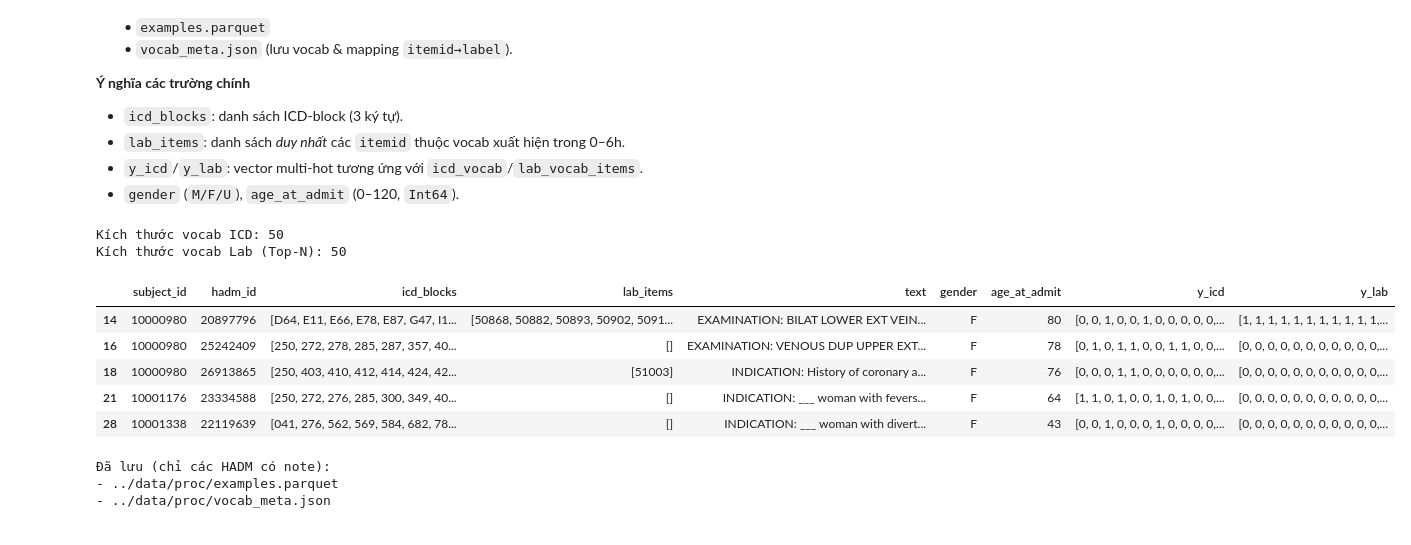
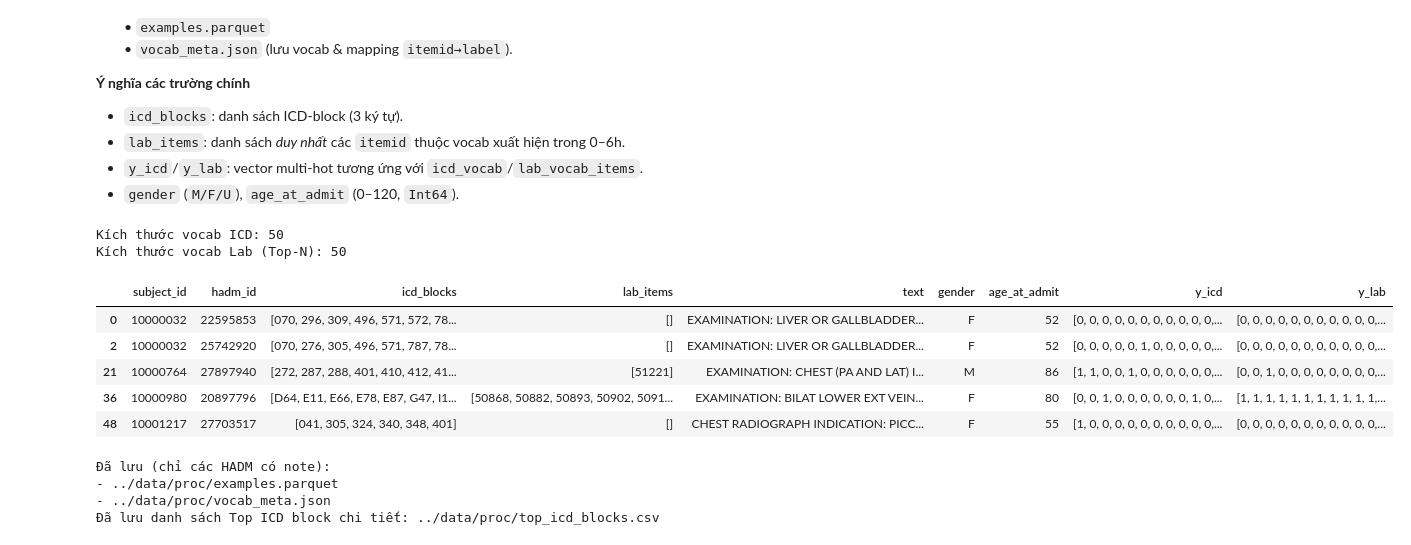
Before and after one commit to iamKhang/revita-sympdiag, a Jupyter notebook: notebooks/01_data_preprocessing_mimiciv.ipynb, the cells around one changed output. Saved outputs shown, nothing was run; the diff lists cells and outputs as text; code cells hidden in the pictures.

```diff
--- a/notebooks/01_data_preprocessing_mimiciv.ipynb
+++ b/notebooks/01_data_preprocessing_mimiciv.ipynb
@@ -26,11 +26,15 @@ Quy ước trình bày cho mỗi bước:
 from pathlib import Path
 
 # ====== Tham số cohort & đọc file ======
-N_HADM = 300_000           # vd: 300_000 hoặc None để dùng toàn bộ admissions
+N_HADM = None           # vd: 300_000 hoặc None để dùng toàn bộ admissions
 SEED = 42               # reproducibility
 BALANCE_BY_SUBJECT = True
 CHUNKSIZE_DEFAULT = 500_000  # đọc file lớn theo chunk
 TOP_LABS = 50                 # vocab lab phổ biến (0–6h)
+LAB_FREQ_WINDOW_HOURS = 240    # cửa sổ giờ để đếm tần suất xét nghiệm
+LAB_EARLY_WINDOW_HOURS = 6     # cửa sổ giờ để lấy xét nghiệm sớm nhất
+TOP_ICD  = 50                 # vocab ICD-block phổ biến (0–6h)
+RAD_EARLY_WINDOW_HOURS = 12    # cửa sổ giờ lấy ghi chú Radiology
 
 # ====== Dò đường dẫn dữ liệu ======
 CANDIDATES = [Path("data"), Path("../data"), Path("../../data")]
@@ -526,7 +536,7 @@ Số ca có ít nhất một xét nghiệm trong TOP_N: 95011
 - `hadm_id`: mã lần nhập viện (khóa chính để join).
 - `text`: văn bản ghi chú radiology đầu tiên trong 12h đầu, đã làm sạch để sẵn sàng tokenize.
 # %%
-# --- Bước 4: Radiology 0–12h, lấy ghi chú sớm nhất mỗi HADM ---
+# --- Bước 4: Radiology, lấy ghi chú sớm nhất mỗi HADM ---
 import pandas as pd
 
 rad_path = NOTE_DIR / "radiology.csv.gz"
@@ -554,7 +564,7 @@ for chunk in read_csv_chunks(
     # Join admittime và tính delta giờ
     merged = chunk.merge(adm_df, on="hadm_id", how="inner")
     dt_h = (merged["charttime"] - merged["admittime"]).dt.total_seconds() / 3600.0
-    early = merged[(dt_h >= 0) & (dt_h <= 240)]
+    early = merged[(dt_h >= 0) & (dt_h <= RAD_EARLY_WINDOW_HOURS)]
     if not early.empty:
         early_rows.append(early[["hadm_id", "charttime", "text"]])
 
@@ -567,9 +577,9 @@ if early_rows:
 else:
     text_df = pd.DataFrame(columns=["hadm_id", "text"])  # rỗng an toàn
 
-print("Radiology — số hadm có note 0–12h:", text_df["hadm_id"].nunique())
+print(f"Radiology — số hadm có note 0–{RAD_EARLY_WINDOW_HOURS}h:", text_df["hadm_id"].nunique())
 display(text_df.head())
 print("Giải thích kết quả:")
 print("- hadm_id: mã lần nhập viện (trùng khóa chuẩn).")
-print("- text: ghi chú radiology sớm nhất trong 12 giờ đầu, đã normalize.")
+print(f"- text: ghi chú radiology sớm nhất trong {RAD_EARLY_WINDOW_HOURS} giờ đầu, đã normalize.")
 # %% [output]
@@ -638,9 +648,8 @@ df["text"] = df["text"].str.strip()
 df = df[df["text"].str.len() > 0].copy()
 
 # 5.3 Vocabulary
-ICD_MAX = 50
 cnt_icd = Counter(b for blocks in df["icd_blocks"] for b in blocks)
-icd_vocab = [b for b, _ in cnt_icd.most_common(ICD_MAX)]
+icd_vocab = [b for b, _ in cnt_icd.most_common(TOP_ICD)]
 icd_index = {b: i for i, b in enumerate(icd_vocab)}
 
 # lab vocab kế thừa từ bước 3 (giữ thứ tự theo tần suất)
@@ -665,41 +674,89 @@ print("Kích thước vocab ICD:", len(icd_vocab))
 print("Kích thước vocab Lab (Top-N):", len(lab_vocab_items))
 display(df.head())
 
 # 5.6 Lưu ra đĩa (sau khi 5.2 đã lọc chỉ còn các ca có note)
 PROC_DIR.mkdir(parents=True, exist_ok=True)
 
 out_examples = PROC_DIR / "examples.parquet"
 df_out = df[[
     "hadm_id", "subject_id", "gender", "age_at_admit",
     "text", "icd_blocks", "lab_items", "y_icd", "y_lab"
 ]].copy()
 df_out.to_parquet(out_examples, index=False)
 
 out_vocab = PROC_DIR / "vocab_meta.json"
 with open(out_vocab, "w") as f:
     json.dump({
         "icd_vocab": icd_vocab,
         "n_icd": len(icd_vocab),
         "lab_vocab_items": lab_vocab_items,
         "n_lab": len(lab_vocab_items),
         "itemid_to_label": {int(k): str(v) for k, v in itemid_to_label.items()}
     }, f, indent=2)
 
 print("Đã lưu (chỉ các HADM có note):")
 print("-", out_examples)
 print("-", out_vocab)
+
+# 5.7 Xuất Top ICD block chi tiết kèm số ca bệnh (n_hadm)
+diag_dict_path = HOSP_DIR / "d_icd_diagnoses.csv.gz"
+d_icd_diag = pd.read_csv(
+    diag_dict_path,
+    usecols=["icd_code", "icd_version", "long_title"],
+    compression="gzip"
+)
+d_icd_diag["icd_code"] = d_icd_diag["icd_code"].astype(str)
+
+# Tính số ca bệnh unique cho mỗi block
+hadm_per_block = (
+    icd_df.explode("icd_blocks")[["hadm_id", "icd_blocks"]]
+    .dropna()
+    .drop_duplicates()
+    .groupby("icd_blocks")["hadm_id"]
+    .nunique()
+    .to_dict()
+)
+
+rows = []
+for block, freq in cnt_icd.most_common(TOP_ICD):
+    related = d_icd_diag[d_icd_diag["icd_code"].str.startswith(block)]
+    n_hadm = hadm_per_block.get(block, 0)
+    if related.empty:
+        rows.append({
+            "block": block,
+            "frequency": freq,
+            "n_hadm": n_hadm,
+            "icd_code": "",
+            "long_title": "(not found)"
+        })
+    else:
+        for _, r in related.iterrows():
+            rows.append({
+                "block": block,
+                "frequency": freq,
+                "n_hadm": n_hadm,
+                "icd_code": r["icd_code"],
+                "long_title": r["long_title"]
+            })
+
+top_icd_df = pd.DataFrame(rows)
+out_icd_blocks = PROC_DIR / "top_icd_blocks.csv"
+top_icd_df.to_csv(out_icd_blocks, index=False)
+
+print("Đã lưu danh sách Top ICD block chi tiết:", out_icd_blocks)
 # %% [output]
 Kích thước vocab ICD: 50
 Kích thước vocab Lab (Top-N): 50
 |  | subject_id | hadm_id | icd_blocks | lab_items | text | gender | age_at_admit | y_icd | y_lab |
-| 14 | 10000980 | 20897796 | [D64, E11, E66, E78, E87, G47, I1... | [50868, 50882, 50893, 50902, 5091... | EXAMINATION: BILAT LOWER EXT VEIN... | F | 80 | [0, 0, 1, 0, 0, 1, 0, 0, 0, 0, 0,... | [1, 1, 1, 1, 1, 1, 1, 1, 1, 1, 1,... |
-| 16 | 10000980 | 25242409 | [250, 272, 278, 285, 287, 357, 40... | [] | EXAMINATION: VENOUS DUP UPPER EXT... | F | 78 | [0, 1, 0, 1, 1, 0, 0, 1, 1, 0, 0,... | [0, 0, 0, 0, 0, 0, 0, 0, 0, 0, 0,... |
-| 18 | 10000980 | 26913865 | [250, 403, 410, 412, 414, 424, 42... | [51003] | INDICATION: History of coronary a... | F | 76 | [0, 0, 0, 1, 1, 0, 0, 0, 0, 0, 0,... | [0, 0, 0, 0, 0, 0, 0, 0, 0, 0, 0,... |
-| 21 | 10001176 | 23334588 | [250, 272, 276, 285, 300, 349, 40... | [] | INDICATION: ___ woman with fevers... | F | 64 | [1, 1, 0, 1, 0, 0, 1, 0, 1, 0, 0,... | [0, 0, 0, 0, 0, 0, 0, 0, 0, 0, 0,... |
-| 28 | 10001338 | 22119639 | [041, 276, 562, 569, 584, 682, 78... | [] | INDICATION: ___ woman with divert... | F | 43 | [0, 0, 1, 0, 0, 0, 1, 0, 0, 0, 0,... | [0, 0, 0, 0, 0, 0, 0, 0, 0, 0, 0,... |
+| 0 | 10000032 | 22595853 | [070, 296, 309, 496, 571, 572, 78... | [] | EXAMINATION: LIVER OR GALLBLADDER... | F | 52 | [0, 0, 0, 0, 0, 0, 0, 0, 0, 0, 0,... | [0, 0, 0, 0, 0, 0, 0, 0, 0, 0, 0,... |
+| 2 | 10000032 | 25742920 | [070, 276, 305, 496, 571, 787, 78... | [] | EXAMINATION: LIVER OR GALLBLADDER... | F | 52 | [0, 0, 0, 0, 0, 1, 0, 0, 0, 0, 0,... | [0, 0, 0, 0, 0, 0, 0, 0, 0, 0, 0,... |
+| 21 | 10000764 | 27897940 | [272, 287, 288, 401, 410, 412, 41... | [51221] | EXAMINATION: CHEST (PA AND LAT) I... | M | 86 | [1, 1, 0, 0, 1, 0, 0, 0, 0, 0, 0,... | [0, 0, 1, 0, 0, 0, 0, 0, 0, 0, 0,... |
+| 36 | 10000980 | 20897796 | [D64, E11, E66, E78, E87, G47, I1... | [50868, 50882, 50893, 50902, 5091... | EXAMINATION: BILAT LOWER EXT VEIN... | F | 80 | [0, 0, 1, 0, 0, 0, 0, 0, 0, 1, 0,... | [1, 1, 1, 1, 1, 1, 1, 1, 1, 1, 1,... |
+| 48 | 10001217 | 27703517 | [041, 305, 324, 340, 348, 401] | [] | CHEST RADIOGRAPH INDICATION: PICC... | F | 55 | [1, 0, 0, 0, 0, 0, 0, 0, 0, 0, 0,... | [0, 0, 0, 0, 0, 0, 0, 0, 0, 0, 0,... |
 Đã lưu (chỉ các HADM có note):
 - ../data/proc/examples.parquet
 - ../data/proc/vocab_meta.json
+Đã lưu danh sách Top ICD block chi tiết: ../data/proc/top_icd_blocks.csv
 # %%
 # Kiểm tra 5 mẫu có lab_items KHÔNG rỗng (và y_lab có ít nhất 1 nhãn)
 import numpy as np
```
Also changed, not shown: parts of 7 cells of this notebook, 3 other files.
